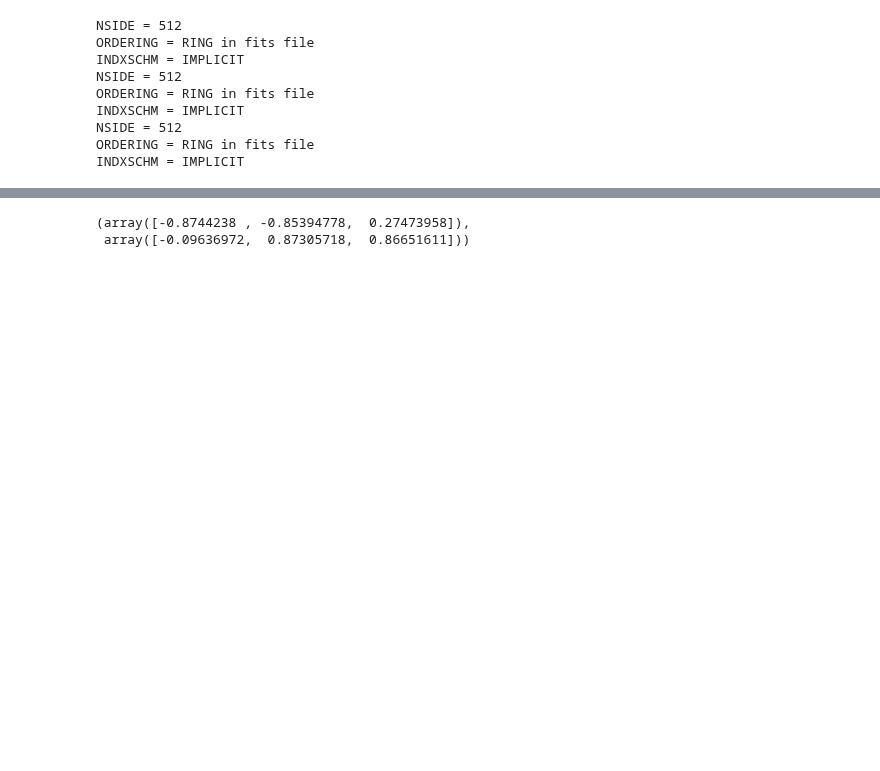
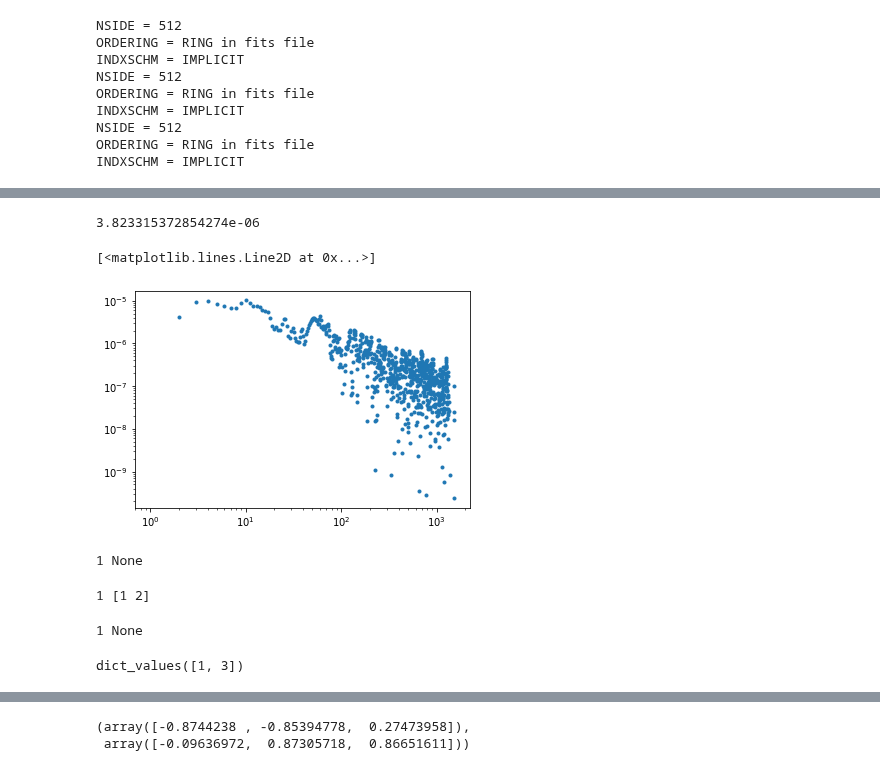
Before and after one commit to mehdirezaie/eboss, a Jupyter notebook: AngularPower.ipynb, the cells around one changed output, grey strips where cells are left out. Drawn from its saved outputs; the diff is of its cells as text; code cells hidden in the pictures; blank space fills up the shorter version.

```diff
--- a/AngularPower.ipynb
+++ b/AngularPower.ipynb
@@ -82,0 +54,2 @@ INDXSCHM = IMPLICIT
+# %%
+cl_obs = get_cl(ngal, nran, mask, systematics=None, njack=10)
@@ -82,0 +141,10 @@ INDXSCHM = IMPLICIT
+# %%
+cl_obs['cl'][-1]
+# %% [output]
+3.823315372854274e-06
+# %%
+plt.loglog(cl_obs['cl']-cl_obs['shotnoise'], marker='.', ls='none')
+# plt.ylim(1.e-6, 4.e-5)
+# %% [output]
+[<matplotlib.lines.Line2D at 0x...>]
+[figure, added]
@@ -82,0 +154,13 @@ INDXSCHM = IMPLICIT
+# %%
+b = np.array([1, 2])
+fun(1)
+# %% [output]
+1 None
+# %%
+fun(1, b=b)
+# %% [output]
+1 [1 2]
+# %%
+fun(1)
+# %% [output]
+1 None
@@ -82,0 +169,4 @@ INDXSCHM = IMPLICIT
+# %%
+c.values()
+# %% [output]
+dict_values([1, 3])
```
Also changed, not shown: parts of 39 cells of this notebook, 1 other file.
